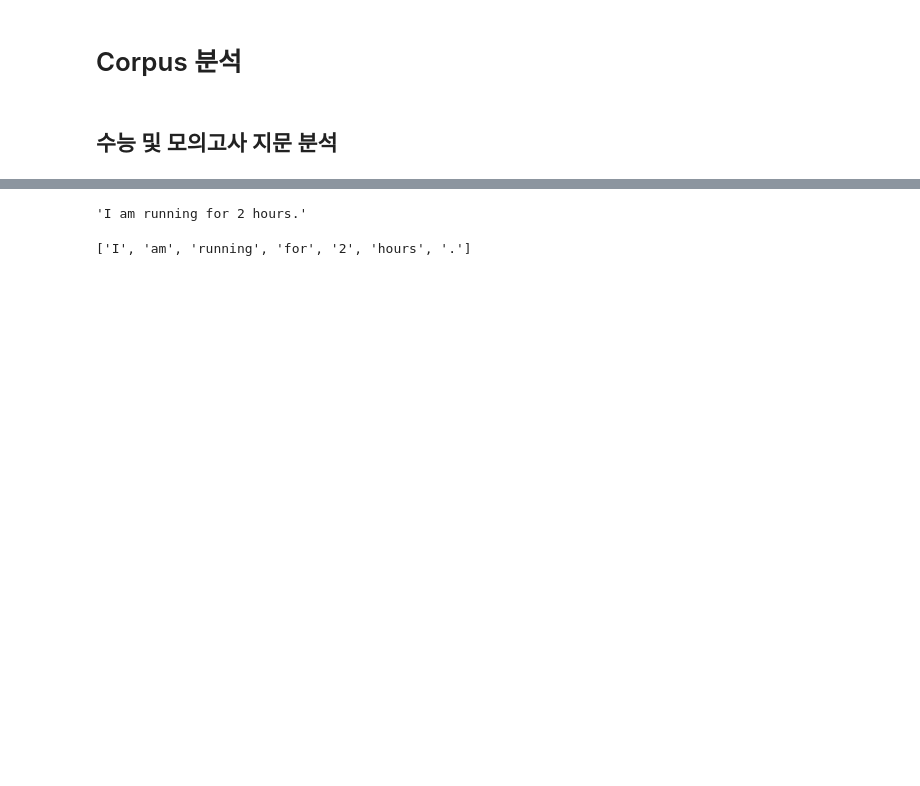
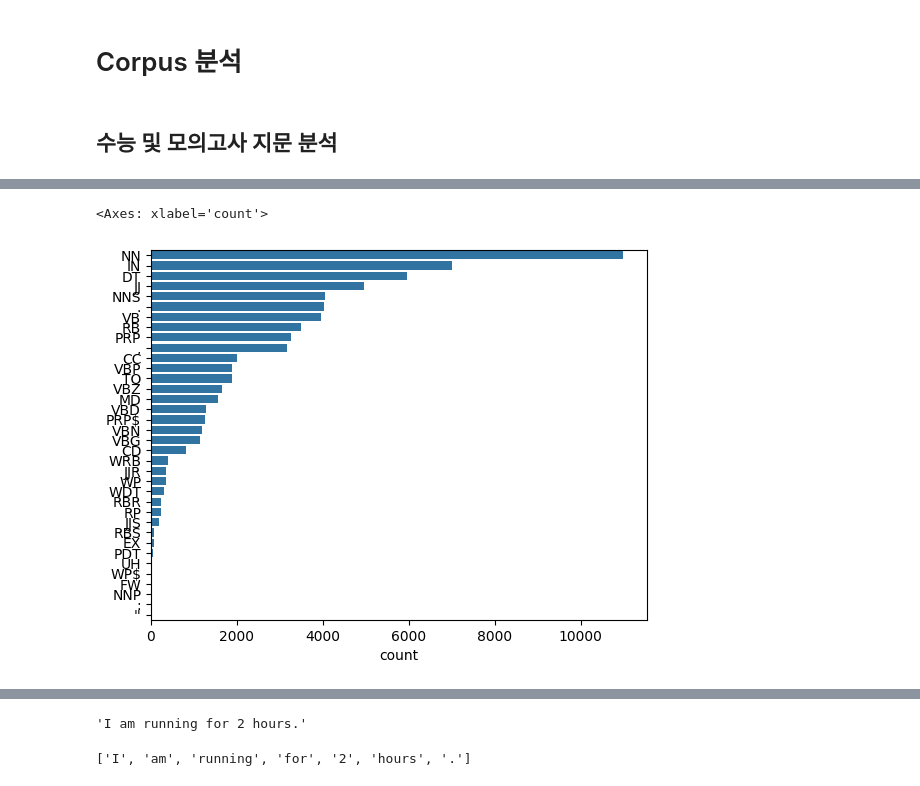
Before and after one commit to irregular6612/english-corpus-comparison, a Jupyter notebook: preprocessing.ipynb, the cells around one changed output, grey strips where cells are left out. Saved outputs shown, nothing was run; the diff lists cells and outputs as text; code cells hidden in the pictures; blank space fills up the shorter version.

```diff
--- a/preprocessing.ipynb
+++ b/preprocessing.ipynb
@@ -647,0 +643,6 @@ sns.countplot(pd.Series(pos_list))
+# %%
+corpus_pos_list = pd.Series(listening_pos_list + reading_pos_list + textbook_pos_list)
+sns.countplot(data = corpus_pos_list, order=corpus_pos_list.value_counts().index)
+# %% [output]
+<Axes: xlabel='count'>
+[figure, added]
```
Also changed, not shown: parts of 14 cells of this notebook.
